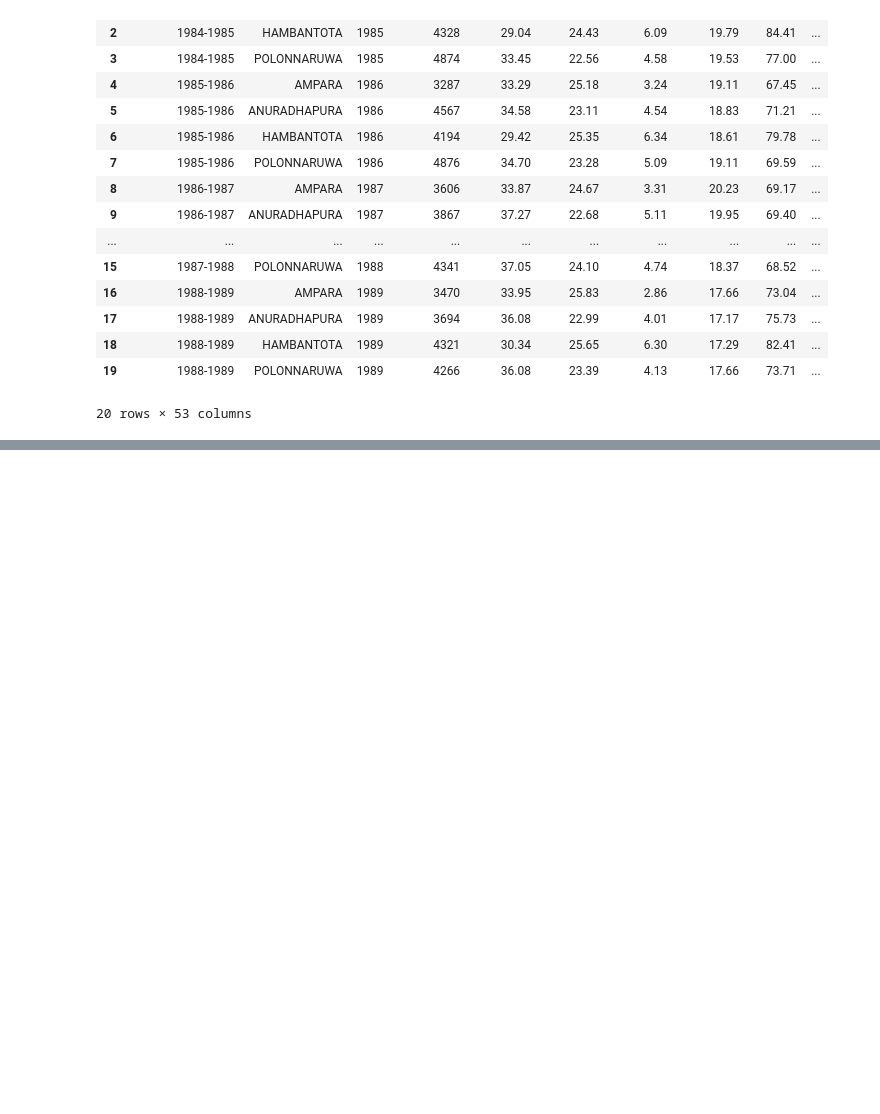
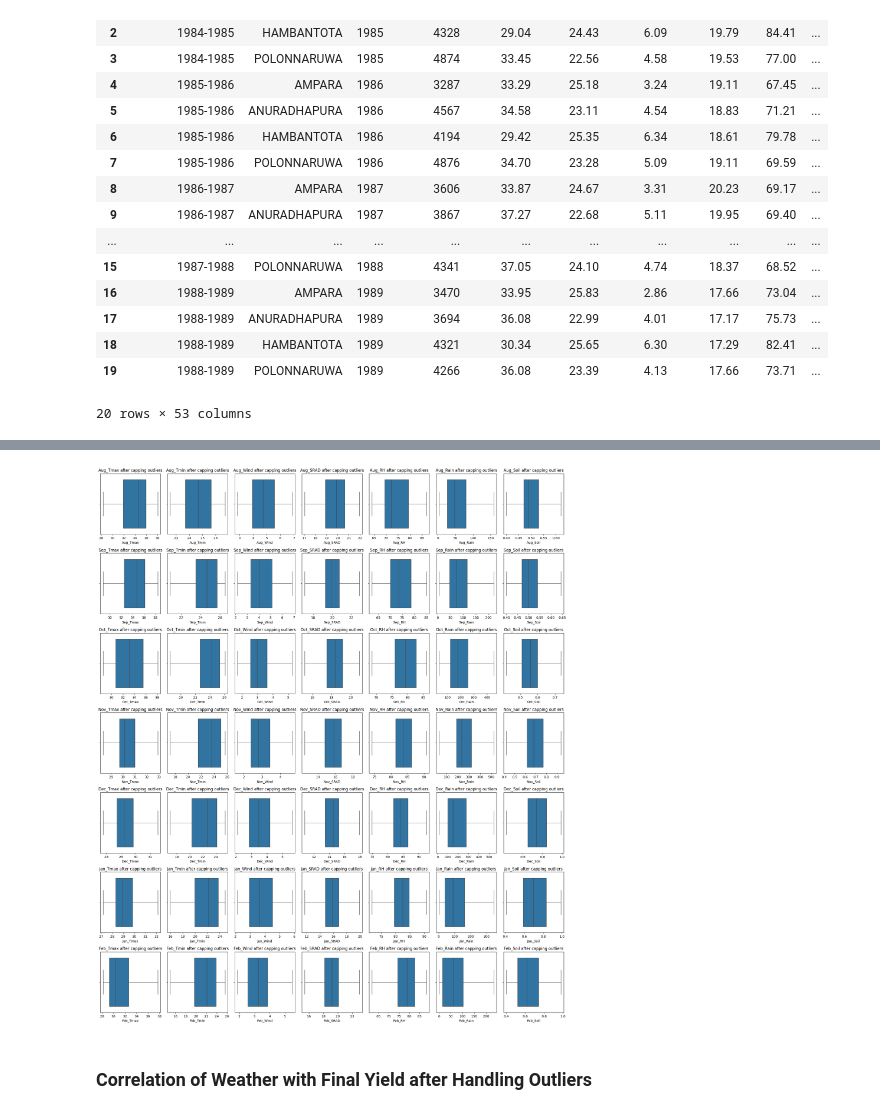
Before and after one commit to Dinithiii04/AgriLak, a Jupyter notebook: notebooks/NEW_yield_pred_model.ipynb, the cells around one changed output, grey strips where cells are left out. Cells and saved outputs as stored; diff of their text form; code cells hidden in the pictures; blank space fills up the shorter version.

```diff
--- a/notebooks/NEW_yield_pred_model.ipynb
+++ b/notebooks/NEW_yield_pred_model.ipynb
@@ -261,0 +337,37 @@ display(pivot_data.head(20))
+# %%
+import numpy as np
+
+# Function for handling outliers (capping) with in-place updates
+def cap_outliers(df, column):
+    Q1 = df[column].quantile(0.25)
+    Q3 = df[column].quantile(0.75)
+    IQR = Q3 - Q1
+
+    lower_bound = Q1 - 1.5 * IQR
+    upper_bound = Q3 + 1.5 * IQR
+
+    # Update the DataFrame column with capped values directly
+    df[column] = np.clip(df[column], lower_bound, upper_bound)
+# %%
+# Select all weather variables excluding non-numeric columns
+weather_columns = [col for col in pivot_data.columns if col not in ['Cultivation_Season', 'District', 'Year', 'Maha_Yield']]
+
+# Apply outlier capping to all weather variables
+for variable in weather_columns:
+    cap_outliers(pivot_data, variable)
+# %%
+# Generate horizontal box plots for each weather variable after capping outliers
+plt.figure(figsize=(20, 30))
+
+for i, variable in enumerate(weather_columns, start=1):
+    plt.subplot(9, 7, i)
+    sns.boxplot(x=pivot_data[variable])
+    plt.title(f'{variable} after capping outliers')
+    plt.xlabel(variable)
+
+plt.tight_layout()
+plt.show()
+# %% [output]
+[figure, added]
+# %% [markdown]
+### Correlation of Weather with Final Yield after Handling Outliers
```
Also changed, not shown: parts of 15 cells of this notebook.
